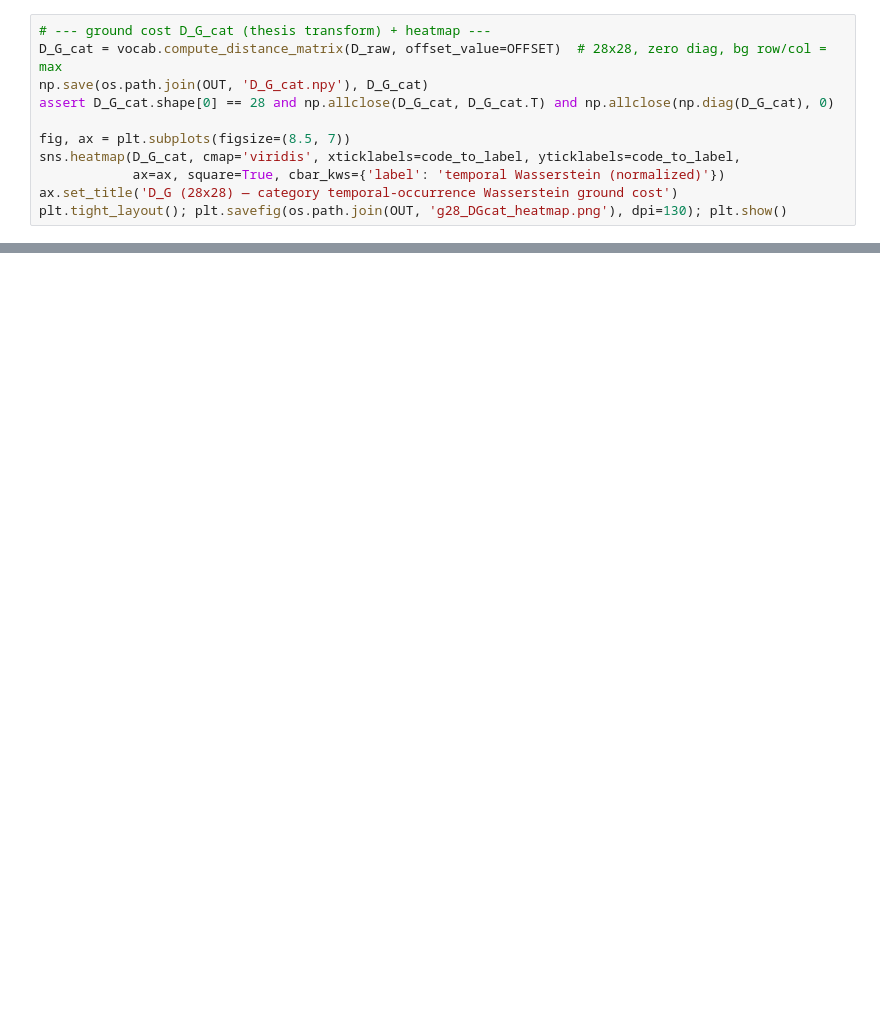
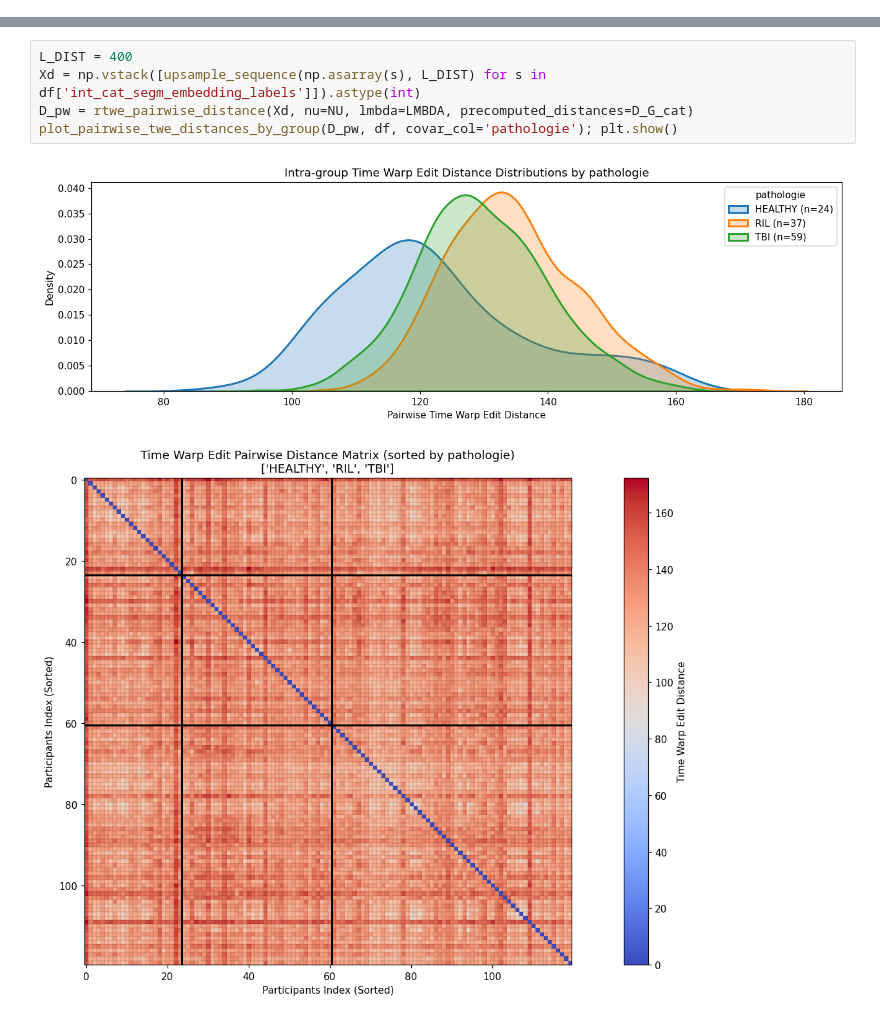
Before and after one commit to samperochon/smartflat, a Jupyter notebook: notebooks/06c_g28_reproduction.ipynb, the cells around one changed output, grey strips where cells are left out. Cells and saved outputs as stored; diff of their text form; blank space fills up the shorter version.

```diff
--- a/notebooks/06c_g28_reproduction.ipynb
+++ b/notebooks/06c_g28_reproduction.ipynb
@@ -112,11 +99,0 @@ X_cat: (120, 64) | distinct symbols occurring: 28 | max code: 27
-# %%
-# --- ground cost D_G_cat (thesis transform) + heatmap ---
-D_G_cat = vocab.compute_distance_matrix(D_raw, offset_value=OFFSET)  # 28x28, zero diag, bg row/col = max
-np.save(os.path.join(OUT, 'D_G_cat.npy'), D_G_cat)
-assert D_G_cat.shape[0] == 28 and np.allclose(D_G_cat, D_G_cat.T) and np.allclose(np.diag(D_G_cat), 0)
-
-fig, ax = plt.subplots(figsize=(8.5, 7))
-sns.heatmap(D_G_cat, cmap='viridis', xticklabels=code_to_label, yticklabels=code_to_label,
-            ax=ax, square=True, cbar_kws={'label': 'temporal Wasserstein (normalized)'})
-ax.set_title('D_G (28x28) — category temporal-occurrence Wasserstein ground cost')
-plt.tight_layout(); plt.savefig(os.path.join(OUT, 'g28_DGcat_heatmap.png'), dpi=130); plt.show()
@@ -292,0 +140,8 @@ Observed AUC (10 splits x 3 inits). Paper targets: 0.84 / 0.59 / 0.77.
+# %%
+L_DIST = 400
+Xd = np.vstack([upsample_sequence(np.asarray(s), L_DIST) for s in df['int_cat_segm_embedding_labels']]).astype(int)
+D_pw = rtwe_pairwise_distance(Xd, nu=NU, lmbda=LMBDA, precomputed_distances=D_G_cat)
+plot_pairwise_twe_distances_by_group(D_pw, df, covar_col='pathologie'); plt.show()
+# %% [output]
+[figure, added]
+[figure, added]
```
Also changed, not shown: parts of 29 cells of this notebook.
